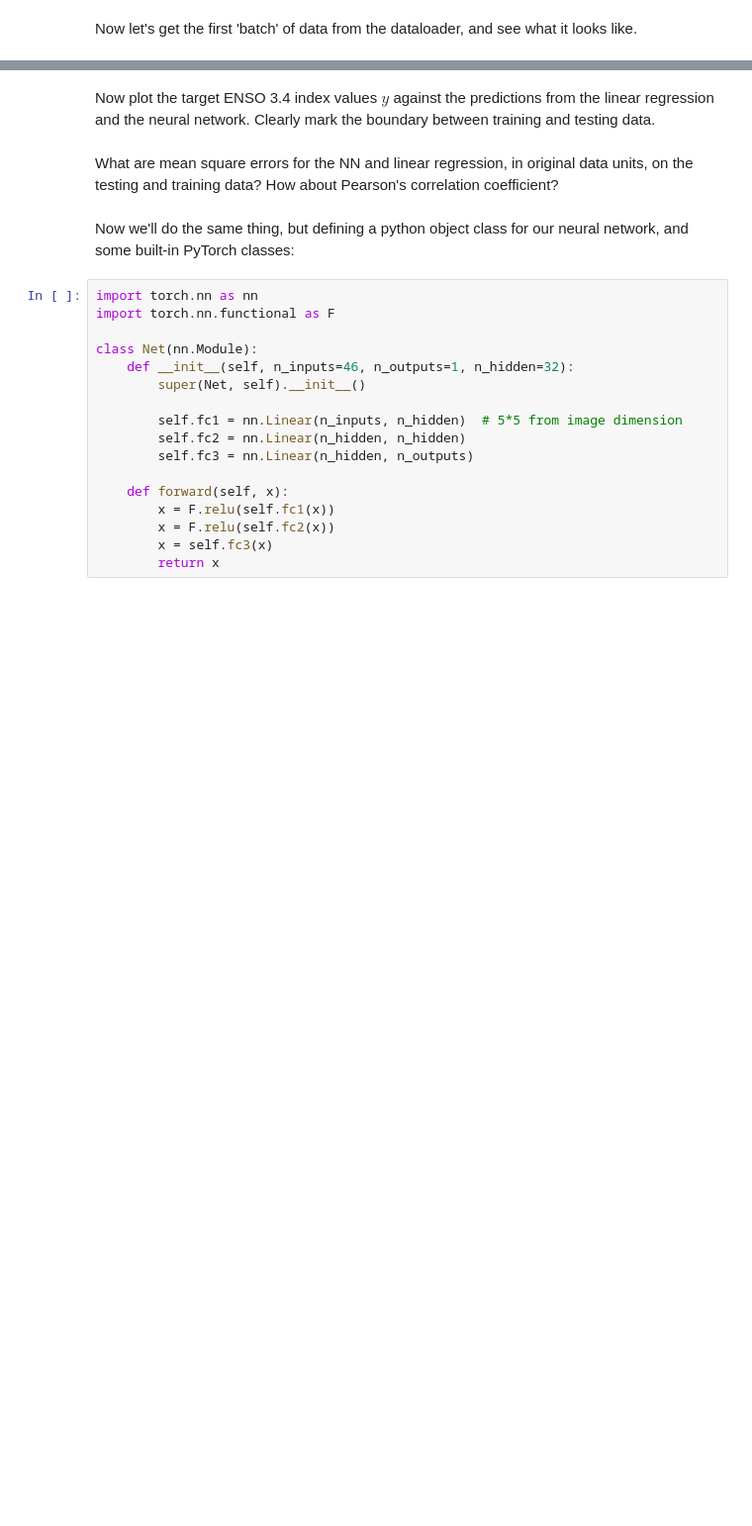
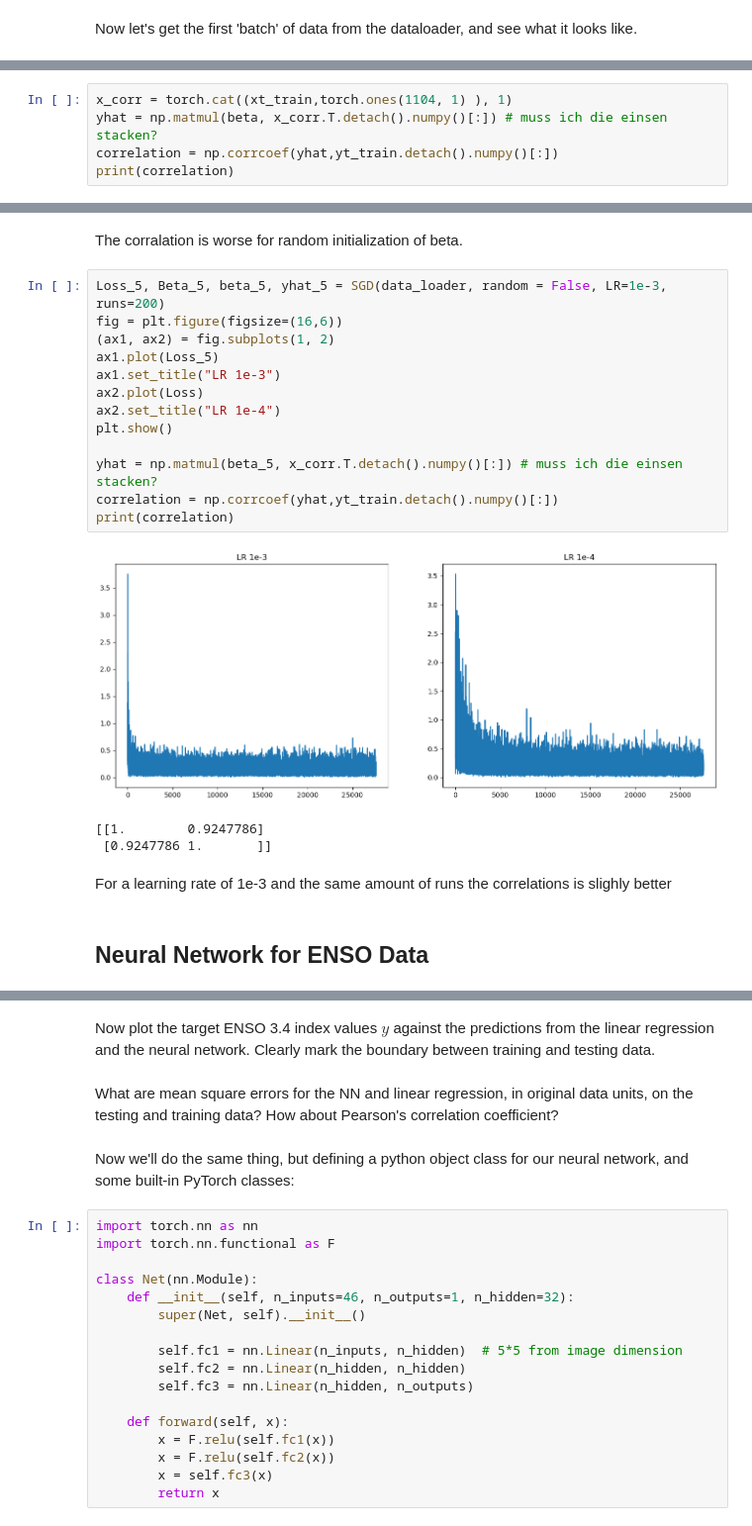
Before and after one commit to QuentinRauschenbach/Deep_Learning, a Jupyter notebook: excersise/03 - neural networks.ipynb, the cells around one changed output, grey strips where cells are left out. Shown at 99% size. Saved outputs shown, nothing was run; the diff lists cells and outputs as text; blank space fills up the shorter version.

```diff
--- a/excersise/03 - neural networks.ipynb
+++ b/excersise/03 - neural networks.ipynb
@@ -102,0 +218,5 @@ Now use a for loop, iterating over batches from the data loader, to fit a linear
+# %%
+x_corr = torch.cat((xt_train,torch.ones(1104, 1) ), 1)
+yhat = np.matmul(beta, x_corr.T.detach().numpy()[:]) # muss ich die einsen stacken?
+correlation = np.corrcoef(yhat,yt_train.detach().numpy()[:])
+print(correlation)
@@ -103,3 +237,26 @@ Now use a for loop, iterating over batches from the data loader, to fit a linear
+# %% [markdown]
+The corralation is worse for random initialization of beta.
+# %%
+Loss_5, Beta_5, beta_5, yhat_5 = SGD(data_loader, random = False, LR=1e-3, runs=200)
+fig = plt.figure(figsize=(16,6))
+(ax1, ax2) = fig.subplots(1, 2)
+ax1.plot(Loss_5)
+ax1.set_title("LR 1e-3")
+ax2.plot(Loss)
+ax2.set_title("LR 1e-4")
+plt.show()
+
+yhat = np.matmul(beta_5, x_corr.T.detach().numpy()[:]) # muss ich die einsen stacken?
+correlation = np.corrcoef(yhat,yt_train.detach().numpy()[:])
+print(correlation)
+# %% [output]
+[figure, added]
+[[1.        0.9247786]
+ [0.9247786 1.       ]]
+# %% [markdown]
+For a learning rate of 1e-3 and the same amount of runs the correlations is slighly better
+# %% [markdown]
+## Neural Network for ENSO Data
 # %% [markdown]
 Now repeat the process, but instead of a linear model we'll use a neural network with two hidden layers of 32 units each, and the ReLU activation function $\phi(z) = \max(0, z)$. Again we'll use least squares loss and a batch size of 8.
 
```
Also changed, not shown: parts of 33 cells of this notebook, 2 other files.
